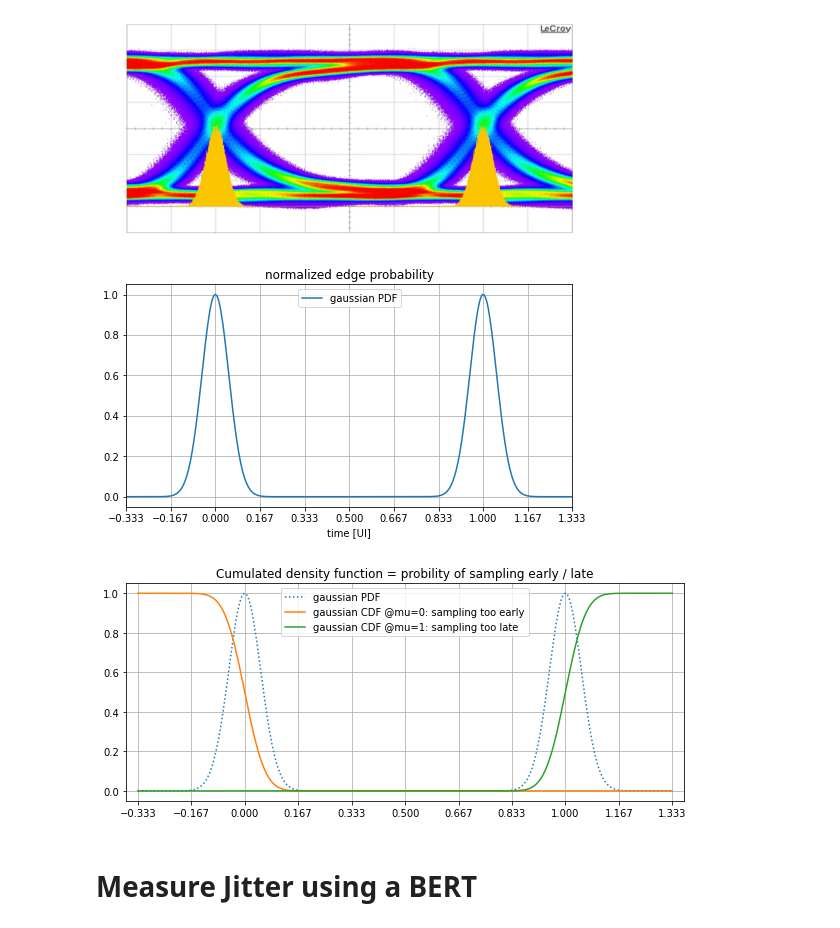
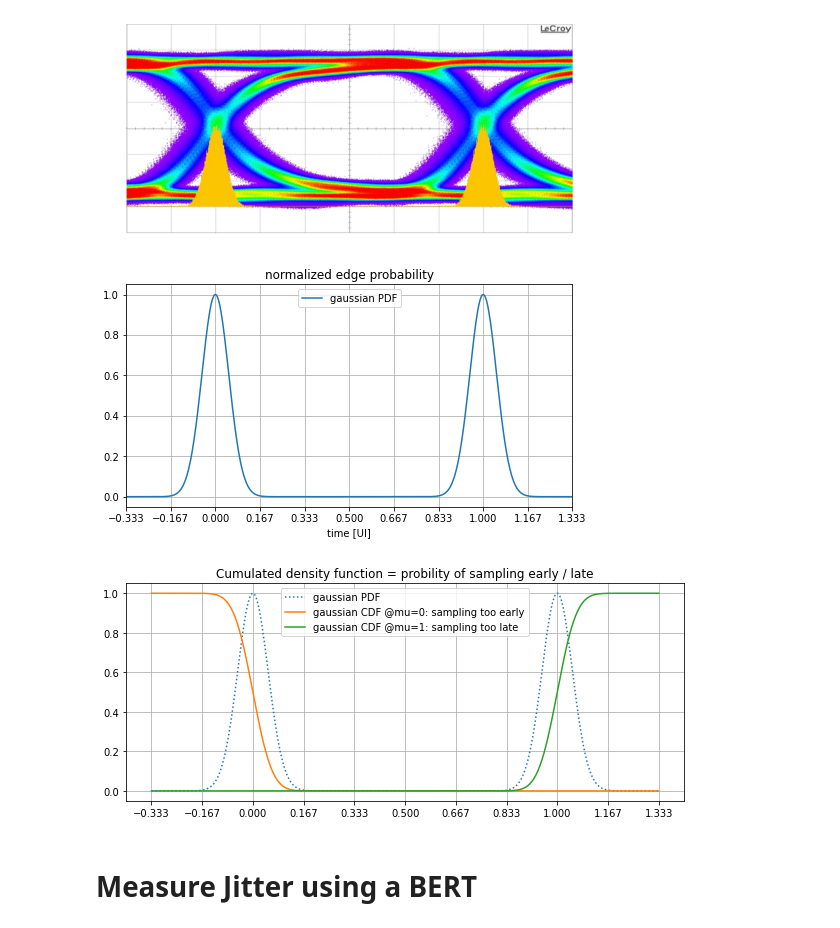
Before and after one commit to munich-ml/BER_tail_fit, a Jupyter notebook: BER_fit.ipynb, the cells around one changed output. Drawn from its saved outputs; the diff is of its cells as text; code cells hidden in the pictures.

```diff
--- a/BER_fit.ipynb
+++ b/BER_fit.ipynb
@@ -46,16 +50,16 @@ plt.grid(), plt.legend();
 # %%
 plt.figure(figsize=(10, 4))
 too_early = 1 - norm.cdf(x, loc=0, scale=scale)
 too_late = norm.cdf(x, loc=1, scale=scale)
 plt.plot(x, norm_pdf, ":", label="gaussian PDF")
 plt.plot(x, too_early, label="gaussian CDF @mu=0: sampling too early")
 plt.plot(x, too_late, label="gaussian CDF @mu=1: sampling too late")
 # plt.yscale("log"), plt.ylim([1e-12, 1])
-plt.xlim([-0.37, 1.37]), plt.xticks(np.linspace(-1/3, 4/3, num=11))
+plt.xticks(np.linspace(-1/3, 4/3, num=11))
 plt.title("Cumulated density function = probility of sampling early / late")
 plt.grid(), plt.legend();
 # %% [output]
-[figure, old version]
+[figure, new version]
 # %% [markdown]
 # Measure Jitter using a BERT
 # %% [markdown]
```
Also changed, not shown: parts of 6 cells of this notebook.
